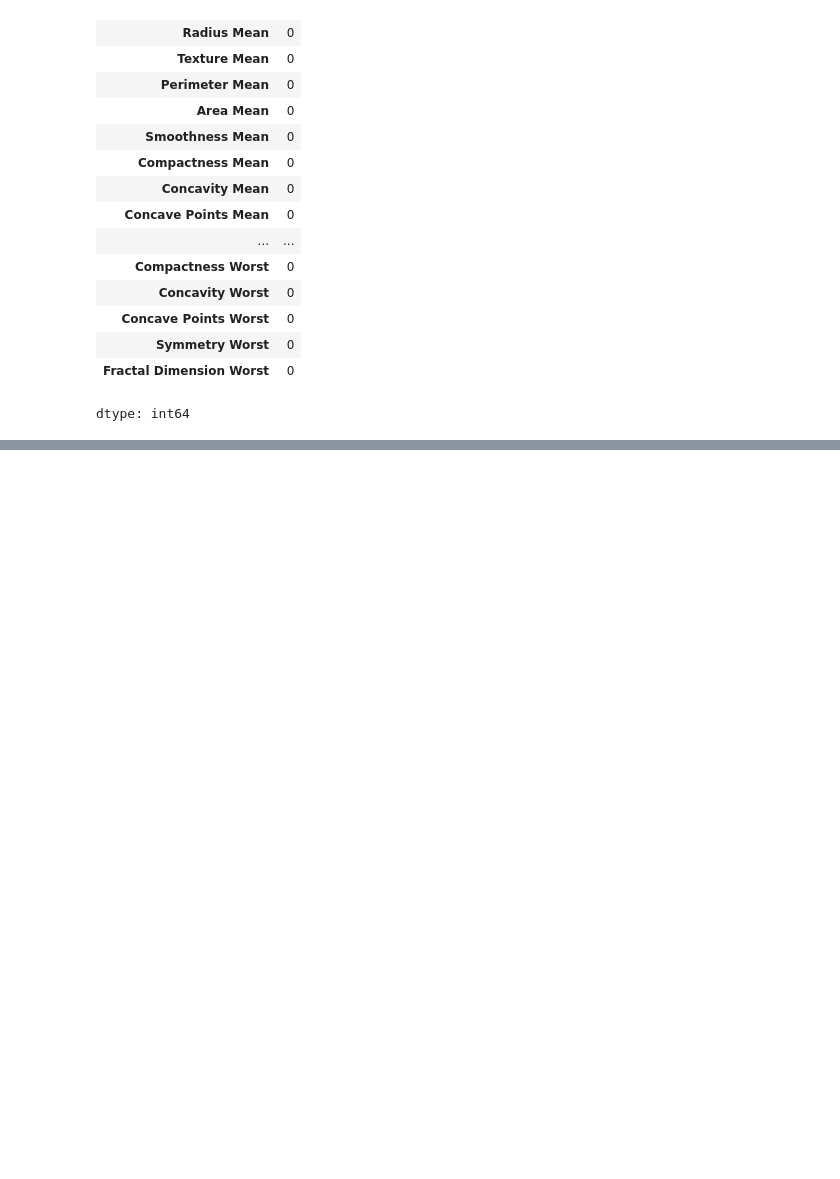
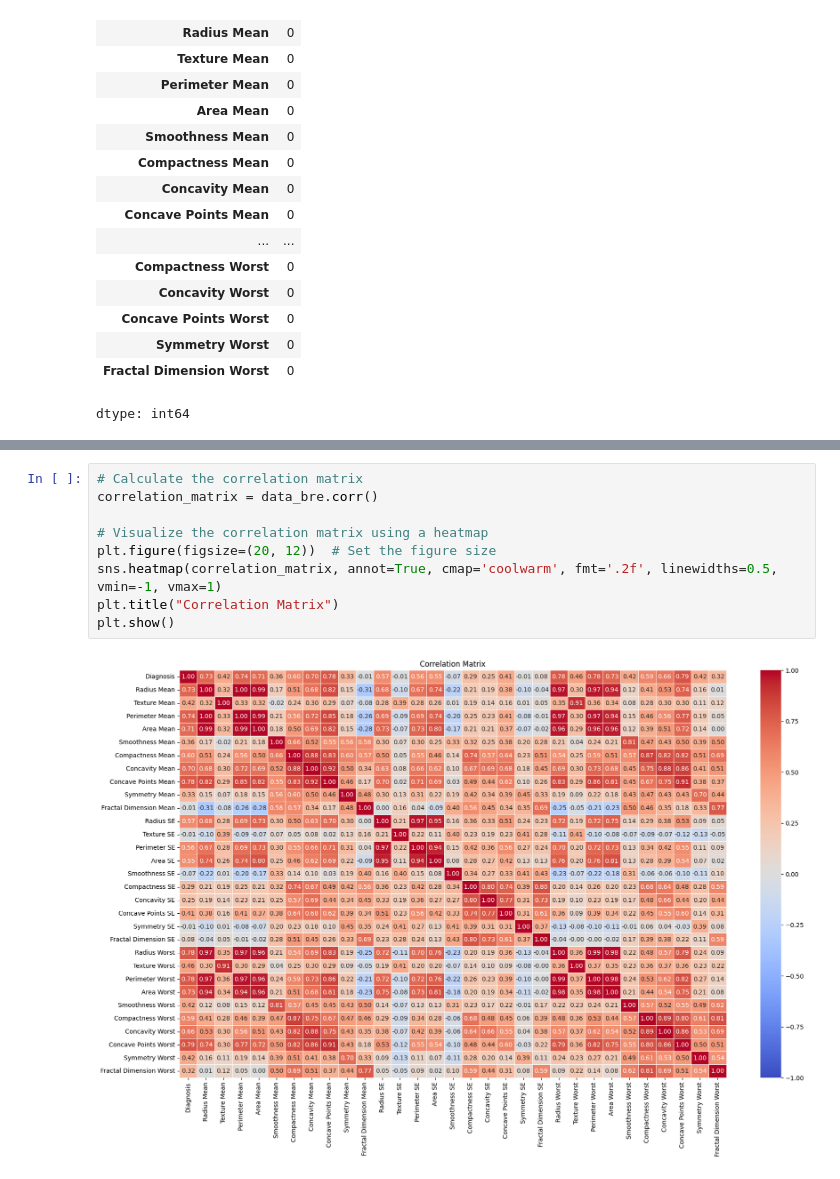
Before and after one commit to harsha5428/datascience_project, a Jupyter notebook: final_project.ipynb, the cells around one changed output, grey strips where cells are left out. Cells and saved outputs as stored; diff of their text form; blank space fills up the shorter version.

```diff
--- a/final_project.ipynb
+++ b/final_project.ipynb
@@ -70,0 +145,11 @@ dtype: int64
+# %%
+# Calculate the correlation matrix
+correlation_matrix = data_bre.corr()
+
+# Visualize the correlation matrix using a heatmap
+plt.figure(figsize=(20, 12))  # Set the figure size
+sns.heatmap(correlation_matrix, annot=True, cmap='coolwarm', fmt='.2f', linewidths=0.5, vmin=-1, vmax=1)
+plt.title("Correlation Matrix")
+plt.show()
+# %% [output]
+[figure, added]
```
Also changed, not shown: parts of 6 cells of this notebook.
